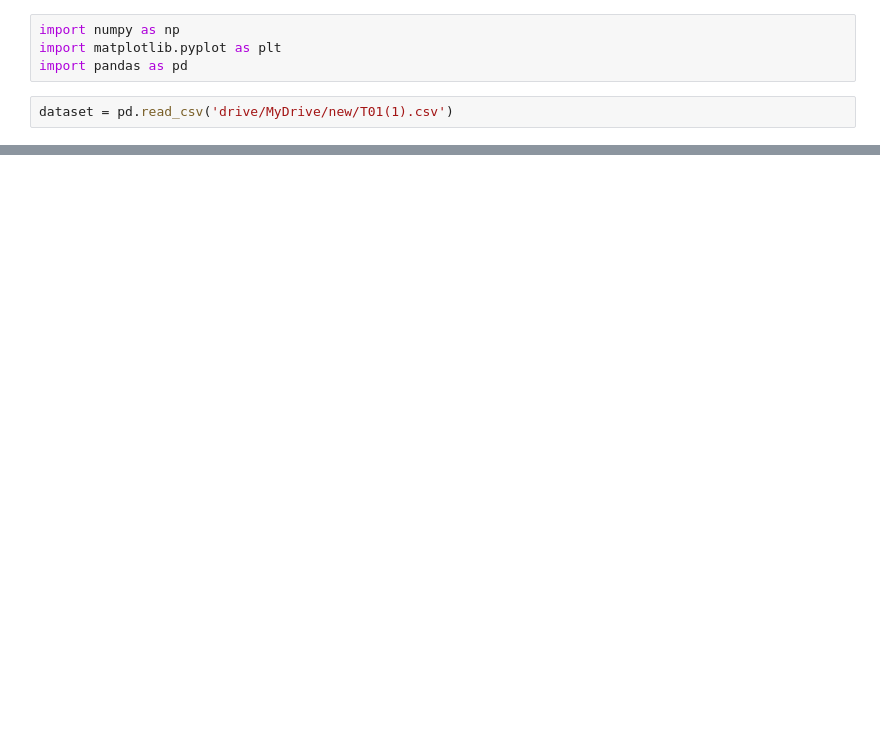
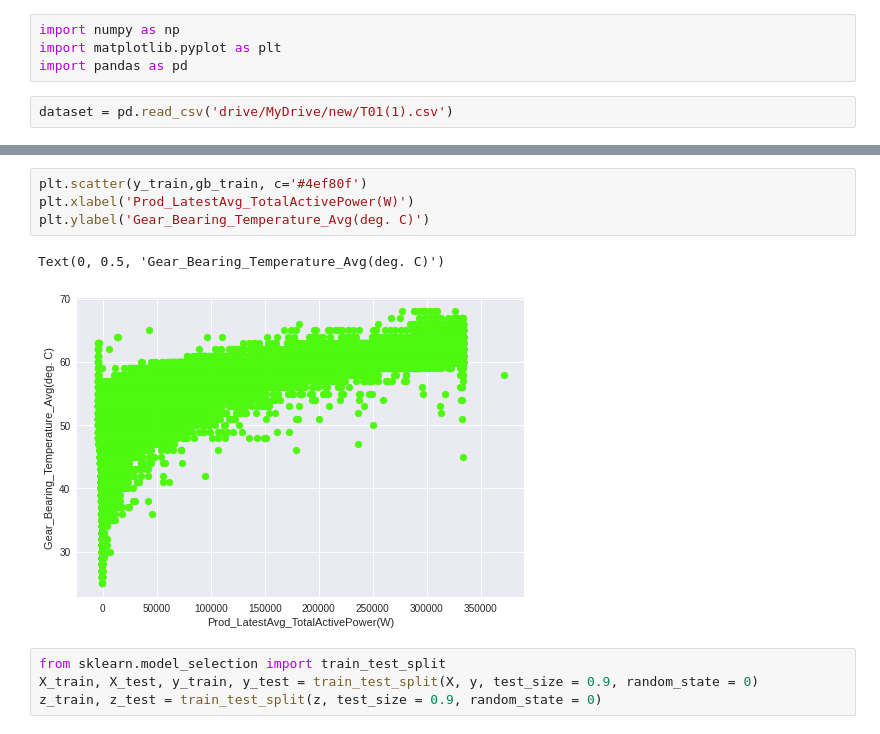
Before and after one commit to adityab-28/WTurbine_FS_based_CM, a Jupyter notebook: Untitled1.ipynb, the cells around one changed output, grey strips where cells are left out. Saved outputs shown, nothing was run; the diff lists cells and outputs as text; blank space fills up the shorter version.

```diff
--- a/Untitled1.ipynb
+++ b/Untitled1.ipynb
@@ -22,0 +179,11 @@ dataset.columns.shape
+# %%
+plt.scatter(y_train,gb_train, c='#4ef80f')
+plt.xlabel('Prod_LatestAvg_TotalActivePower(W)')
+plt.ylabel('Gear_Bearing_Temperature_Avg(deg. C)')
+# %% [output]
+Text(0, 0.5, 'Gear_Bearing_Temperature_Avg(deg. C)')
+[figure, added]
+# %%
+from sklearn.model_selection import train_test_split
+X_train, X_test, y_train, y_test = train_test_split(X, y, test_size = 0.9, random_state = 0)
+z_train, z_test = train_test_split(z, test_size = 0.9, random_state = 0)
```
Also changed, not shown: parts of 17 cells of this notebook.
